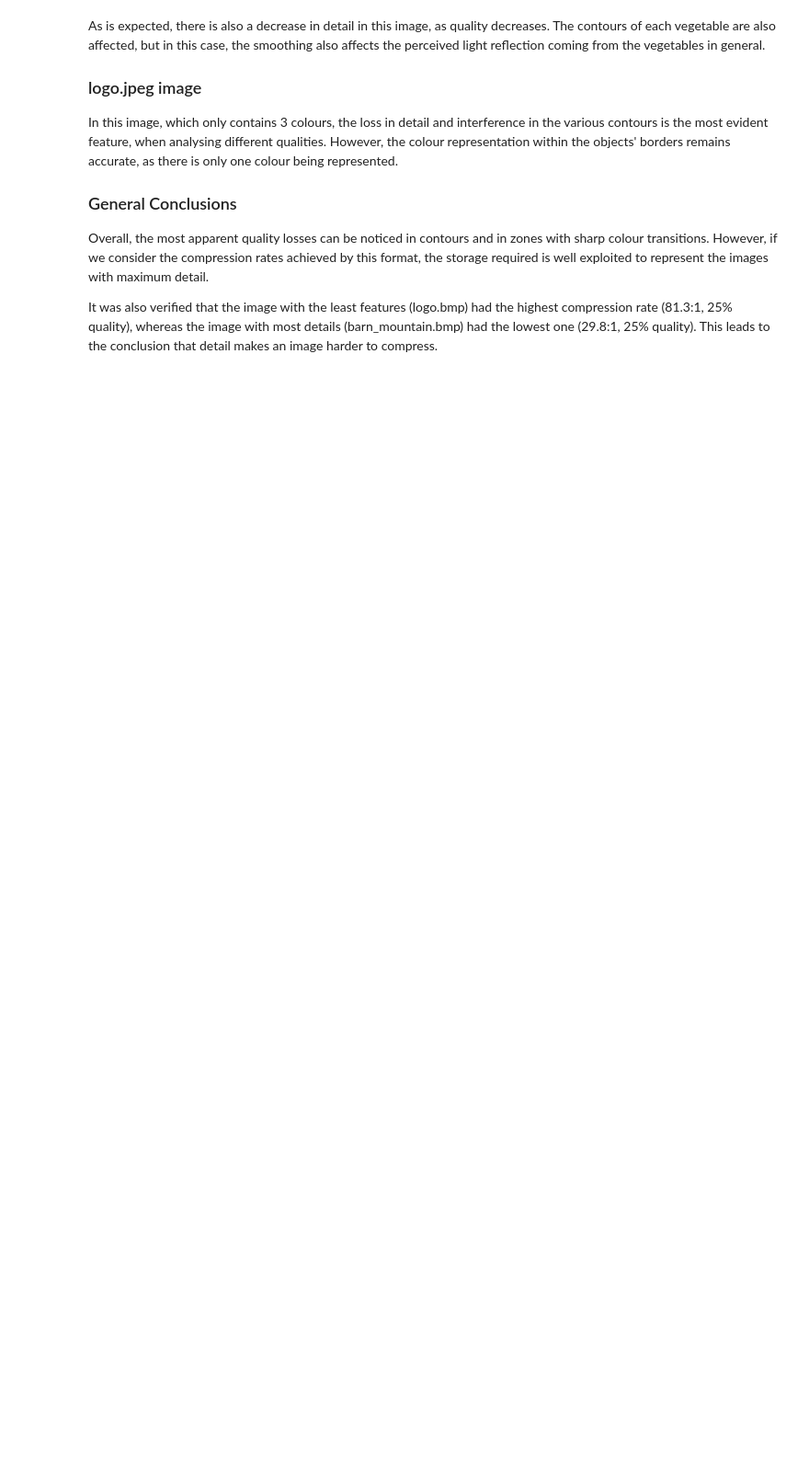
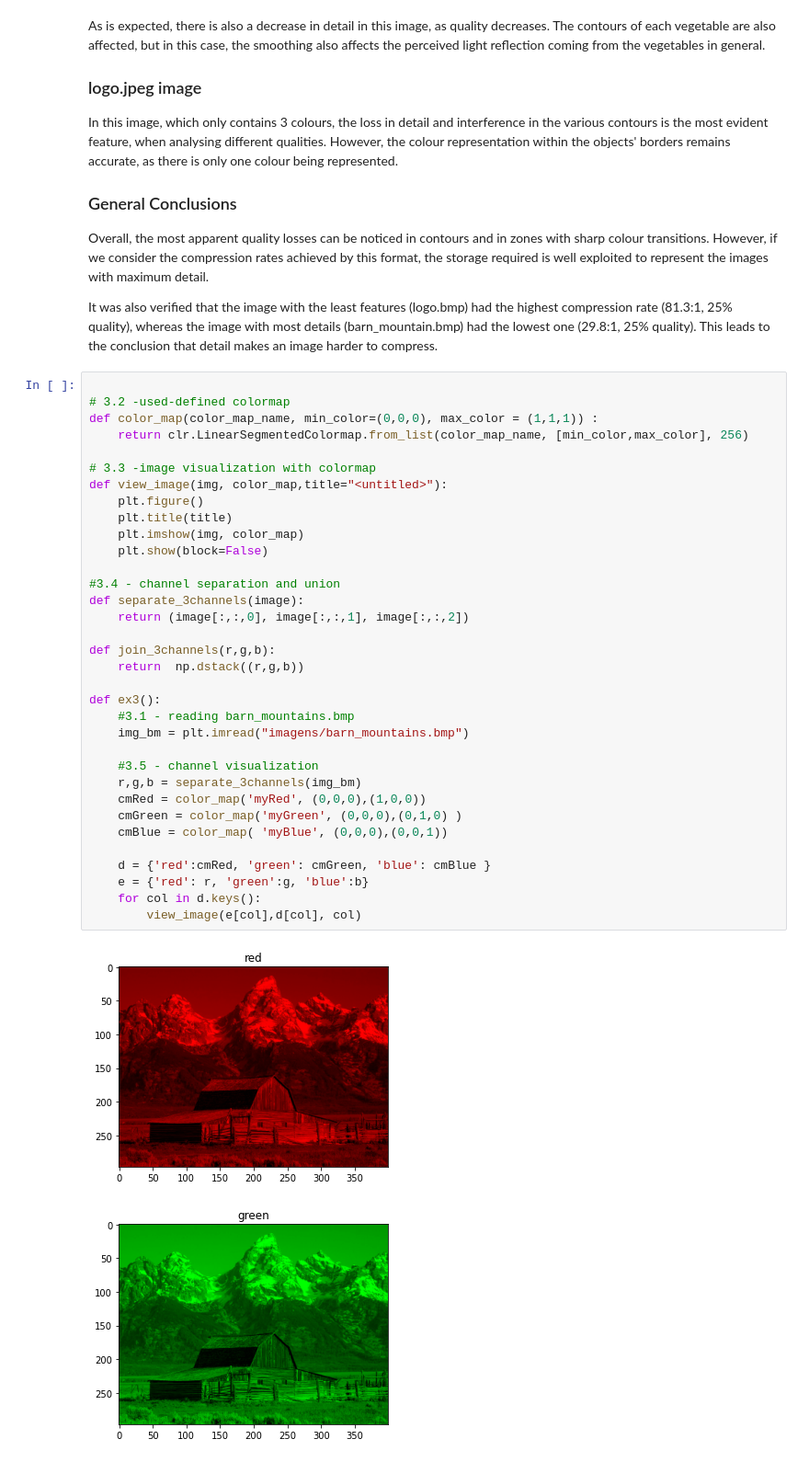
Before and after one commit to PomatoCoCEO/MULT, a Jupyter notebook: report.ipynb, the cells around one changed output. Shown at 92% size. Cells and saved outputs as stored; diff of their text form; blank space fills up the shorter version.

```diff
--- a/report.ipynb
+++ b/report.ipynb
@@ -68,3 +87,40 @@ In this image, which only contains 3 colours, the loss in detail and interferenc
 Overall, the most apparent quality losses can be noticed in contours and in zones with sharp colour transitions. However, if we consider the compression rates achieved by this format, the storage required is well exploited to represent the images with maximum detail.
 
 It was also verified that the image with the least features (logo.bmp) had the highest compression rate (81.3:1, 25% quality), whereas the image with most details (barn_mountain.bmp) had the lowest one (29.8:1, 25% quality). This leads to the conclusion that detail makes an image harder to compress.
+# %%
+
+# 3.2 -used-defined colormap
+def color_map(color_map_name, min_color=(0,0,0), max_color = (1,1,1)) :
+    return clr.LinearSegmentedColormap.from_list(color_map_name, [min_color,max_color], 256)
+
+# 3.3 -image visualization with colormap
+def view_image(img, color_map,title="<untitled>"):
+    plt.figure()
+    plt.title(title)
+    plt.imshow(img, color_map)
+    plt.show(block=False)
+
+#3.4 - channel separation and union
+def separate_3channels(image):
+    return (image[:,:,0], image[:,:,1], image[:,:,2])
+
+def join_3channels(r,g,b):
+    return  np.dstack((r,g,b))
+
+def ex3():
+    #3.1 - reading barn_mountains.bmp
+    img_bm = plt.imread("imagens/barn_mountains.bmp")
+
+    #3.5 - channel visualization
+    r,g,b = separate_3channels(img_bm)
+    cmRed = color_map('myRed', (0,0,0),(1,0,0))
+    cmGreen = color_map('myGreen', (0,0,0),(0,1,0) )
+    cmBlue = color_map( 'myBlue', (0,0,0),(0,0,1))
+
+    d = {'red':cmRed, 'green': cmGreen, 'blue': cmBlue }
+    e = {'red': r, 'green':g, 'blue':b}
+    for col in d.keys():
+        view_image(e[col],d[col], col)
+# %% [output]
+[figure, added]
+[figure, added]
```
Also changed, not shown: parts of 17 cells of this notebook, 2 other files.
